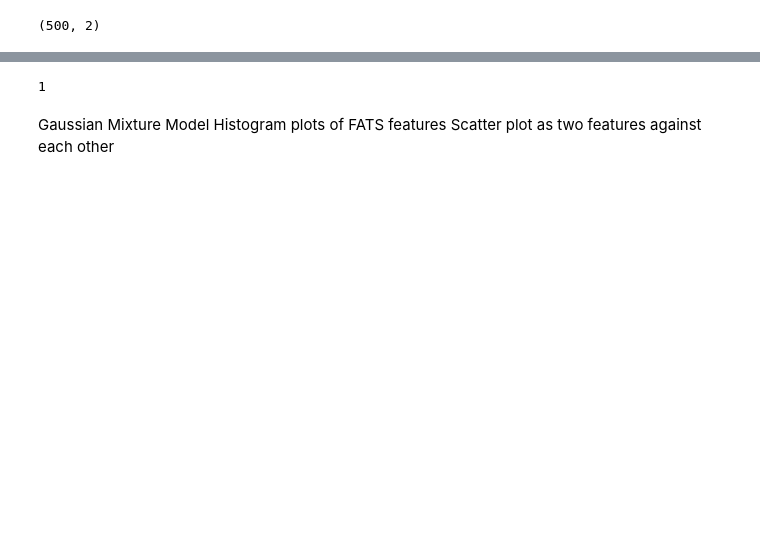
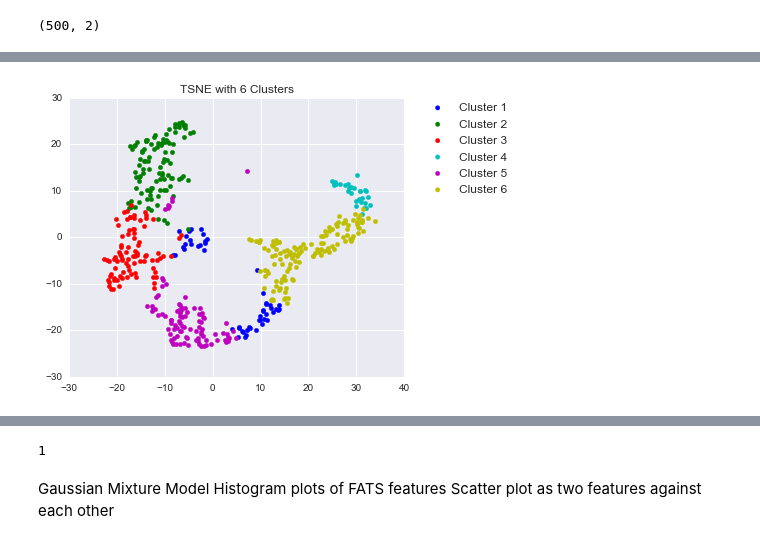
Before and after one commit to neb330/BlackHoles, a Jupyter notebook: Kmeans.ipynb, the cells around one changed output, grey strips where cells are left out. Cells and saved outputs as stored; diff of their text form; code cells hidden in the pictures; blank space fills up the shorter version.

```diff
--- a/Kmeans.ipynb
+++ b/Kmeans.ipynb
@@ -119,0 +140,4 @@ cluster(8)
+# %%
+indexes = cluster(6)
+# %% [output]
+[figure, added]
```
Also changed, not shown: parts of 18 cells of this notebook.
